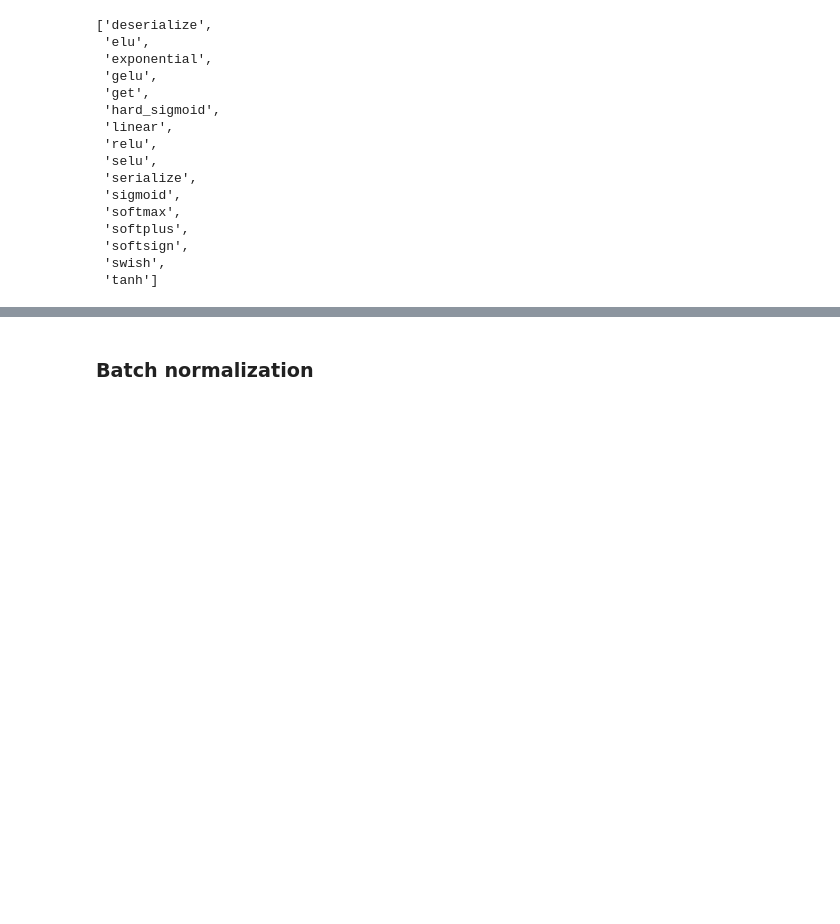
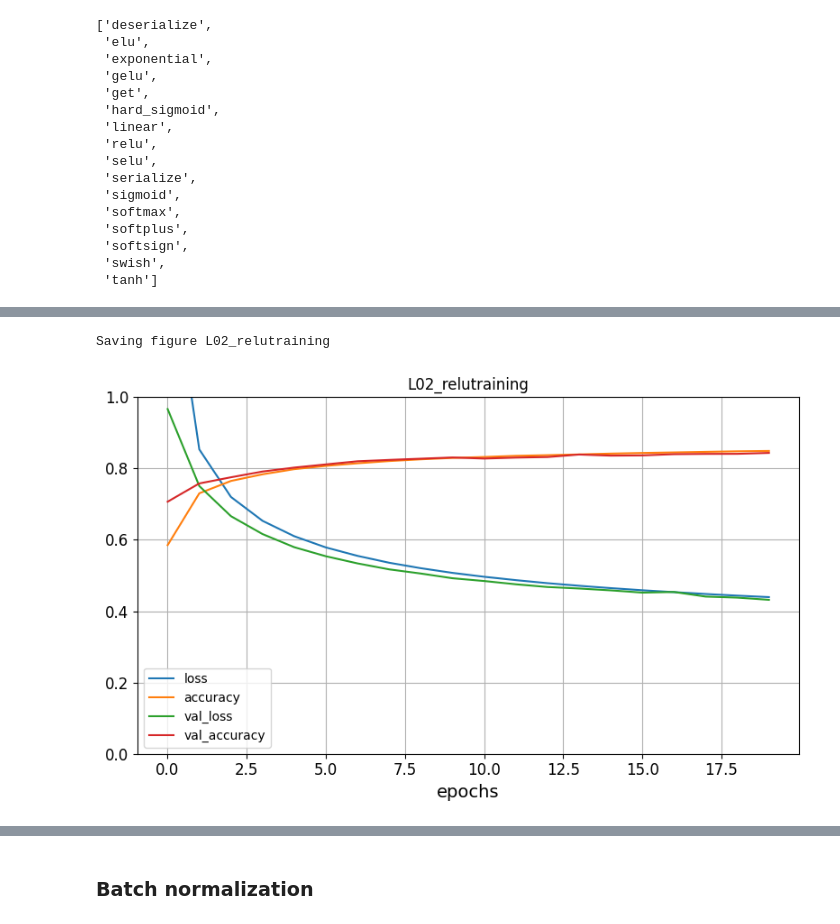
Before and after one commit to twyncoder/tf-hands-on, a Jupyter notebook: L02_TrainDNN-PROFESOR.ipynb, the cells around one changed output, grey strips where cells are left out. Saved outputs shown, nothing was run; the diff lists cells and outputs as text; code cells hidden in the pictures; blank space fills up the shorter version.

```diff
--- a/L02_TrainDNN-PROFESOR.ipynb
+++ b/L02_TrainDNN-PROFESOR.ipynb
@@ -265,16 +263,14 @@ Saving figure sigmoid_training
 # %%
+#SOLUTION
 ## SOLUTION
 # - Con sigmoid aprende más despacio.
 # - Con tanh en 10 epochs llegamos a 83%. Con 20 epochs a 84%.
 model = keras.models.Sequential()
 model.add(keras.layers.Flatten(input_shape=[28, 28]))
-model.add(keras.layers.Dense(300, activation="tanh"))
-model.add(keras.layers.Dense(100, activation="tanh"))
+model.add(keras.layers.Dense(300, activation="relu"))
+model.add(keras.layers.Dense(100, activation="relu"))
 model.add(keras.layers.Dense(10, activation="softmax"))
 #model.summary()
 model.compile(loss="sparse_categorical_crossentropy",
               optimizer=keras.optimizers.SGD(learning_rate=1e-3),
               metrics=["accuracy"])
-history = model.fit(X_train, y_train, epochs=20,
-                    validation_data=(X_valid, y_valid))
-graph_training(history,"01.tanh_training")
@@ -299,0 +299,5 @@ Saving figure tanh_training
+# %%
+print_history(history,"L02_relutraining")
+# %% [output]
+Saving figure L02_relutraining
+[figure, added]
```
Also changed, not shown: parts of 66 cells of this notebook.
